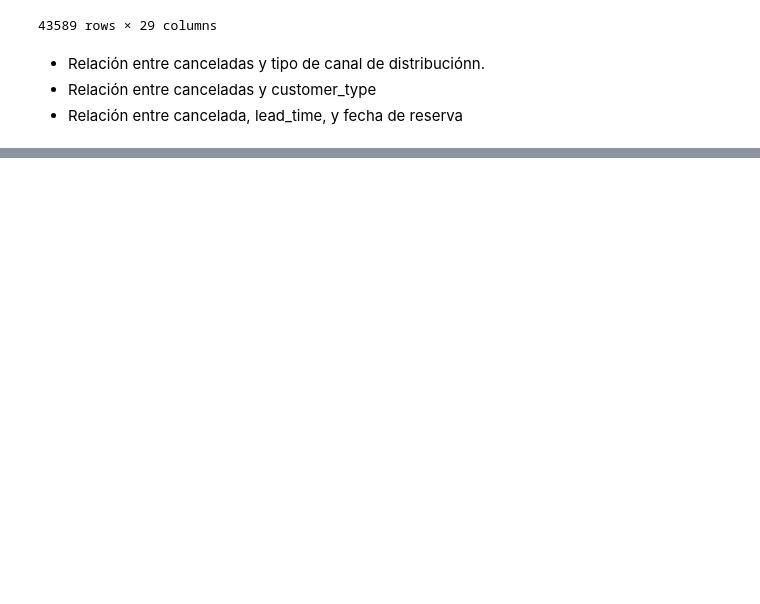
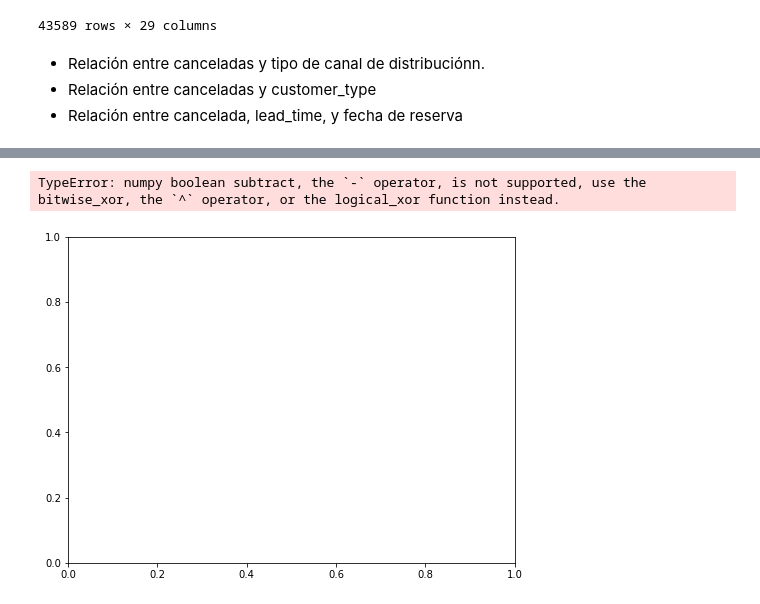
Before and after one commit to marinaescobar/proyecto-da-promo-G-modulo-4-team-4, a Jupyter notebook: report_patri.ipynb, the cells around one changed output, grey strips where cells are left out. Cells and saved outputs as stored; diff of their text form; code cells hidden in the pictures; blank space fills up the shorter version.

```diff
--- a/report_patri.ipynb
+++ b/report_patri.ipynb
@@ -39,3 +39,15 @@ df_canceladas
 - Relación entre canceladas y tipo de canal de distribuciónn.
 - Relación entre canceladas y customer_type
 - Relación entre cancelada, lead_time, y fecha de reserva
+# %%
+columnas_numericas = []
+columnas_objeto = []
+
+for columna in df_canceladas.columns:
+  tipo_dato = df[columna].dtype
+  if pd.api.types.is_numeric_dtype(tipo_dato):
+    columnas_numericas.append(columna)
+  else:
+    columnas_objeto.append(columna)
+# %%
+df_numericas = df_canceladas[columnas_numericas]
@@ -41,0 +122,15 @@ df_canceladas
+# %%
+for columna in df_numericas.columns:
+    columna1 = "is_canceled"
+    if columna == columna1:
+        pass
+    else:
+        if columna.types is 'bool':
+            pass
+        else:
+            columna2 = columna
+        print(columna2)
+    analizar_relacion_columnas(df_numericas,columna1,columna2,tipo_grafica="caja")
+# %% [output]
+TypeError: numpy boolean subtract, the `-` operator, is not supported, use the bitwise_xor, the `^` operator, or the logical_xor function instead.
+[figure, added]
```
Also changed, not shown: parts of 4 cells of this notebook.
